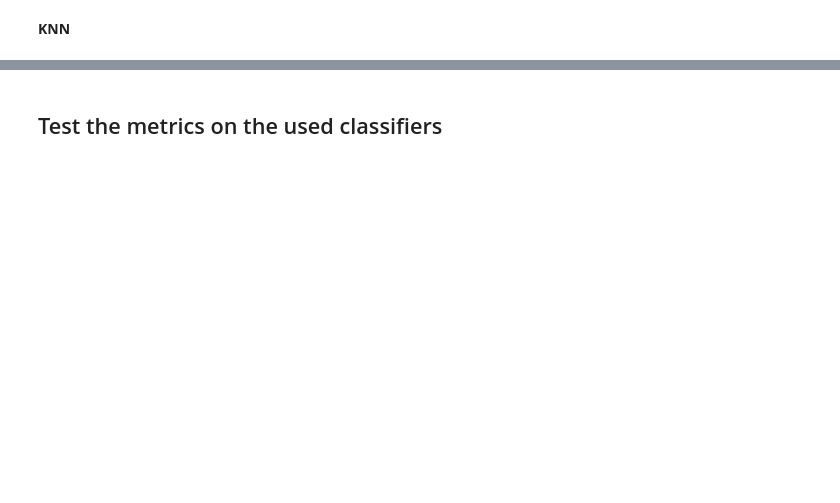
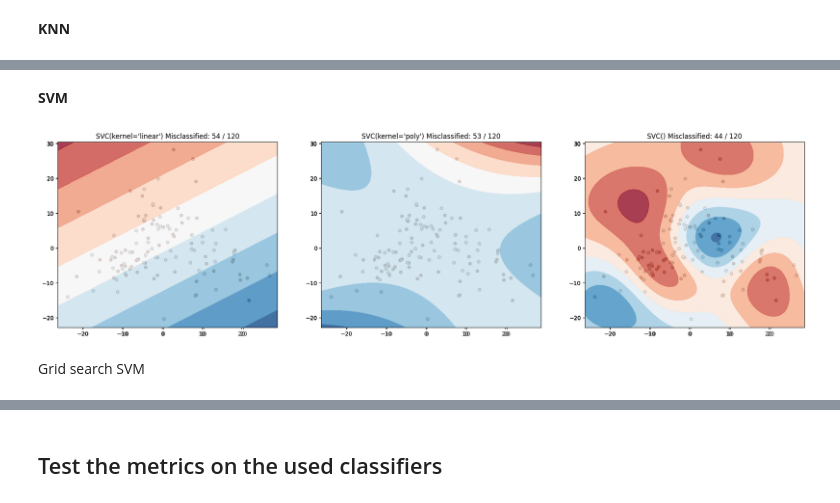
Before and after one commit to folkertj00/liver_learning, a Jupyter notebook: assignment.ipynb, the cells around one changed output, grey strips where cells are left out. Saved outputs shown, nothing was run; the diff lists cells and outputs as text; code cells hidden in the pictures; blank space fills up the shorter version.

```diff
--- a/assignment.ipynb
+++ b/assignment.ipynb
@@ -671,0 +692,39 @@ Validation Accuracy: 0.6551724137931034
+# %% [markdown]
+**SVM**
+# %%
+# three different svc possibilities
+svmlin = SVC(kernel='linear', gamma='scale')
+svmrbf = SVC(kernel='rbf', gamma='scale')
+svmpoly = SVC(kernel='poly', degree=3, gamma='scale')
+
+clsfs = [svmlin, svmpoly, svmrbf]
+
+# MOET NOG AANGEPAST NAAR GOEDE INPUT
+Xs = X_train_pca
+Ys = y_train_list
+
+# First make plot without classifiers:
+num = 0
+fig = plt.figure(figsize=(24,2*len(clsfs)))
+for num in range(0,3):
+    ax = fig.add_subplot(1, 3, num + 1)
+    ax.scatter(Xs[:, 0], Xs[:, 1], marker='o', c=Ys,
+        s=25, edgecolor='k', cmap=plt.cm.Paired)
+    num += 1
+
+num=0
+# Now use the classifiers on all datasets
+for clf in clsfs:
+    clf.fit(Xs, Ys)
+    ax = fig.add_subplot(1, 3, num + 1)
+    ax.scatter(Xs[:, 0], Xs[:, 1], marker='o', c=Ys,
+        s=25, edgecolor='k', cmap=plt.cm.Paired)
+    colorplot(clf, ax, Xs[:, 0], Xs[:, 1])
+    y_pred = clf.predict(Xs)
+    t = (f"{clf} Misclassified: %d / %d" % ((Ys != y_pred).sum(), Xs.shape[0]))
+    ax.set_title(t)
+    num += 1
+# %% [output]
+[figure, added]
+# %% [markdown]
+Grid search SVM
```
Also changed, not shown: parts of 13 cells of this notebook.
